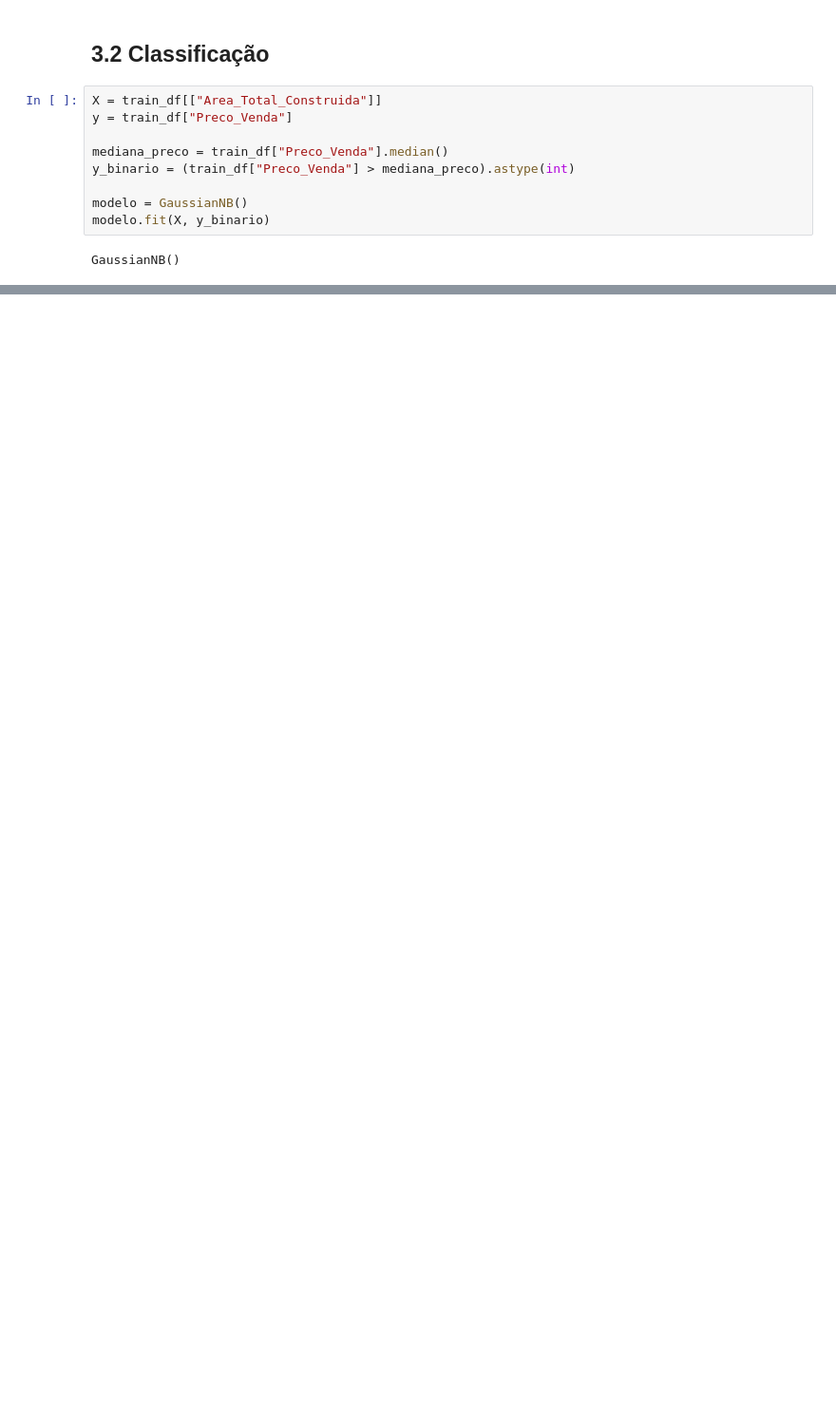
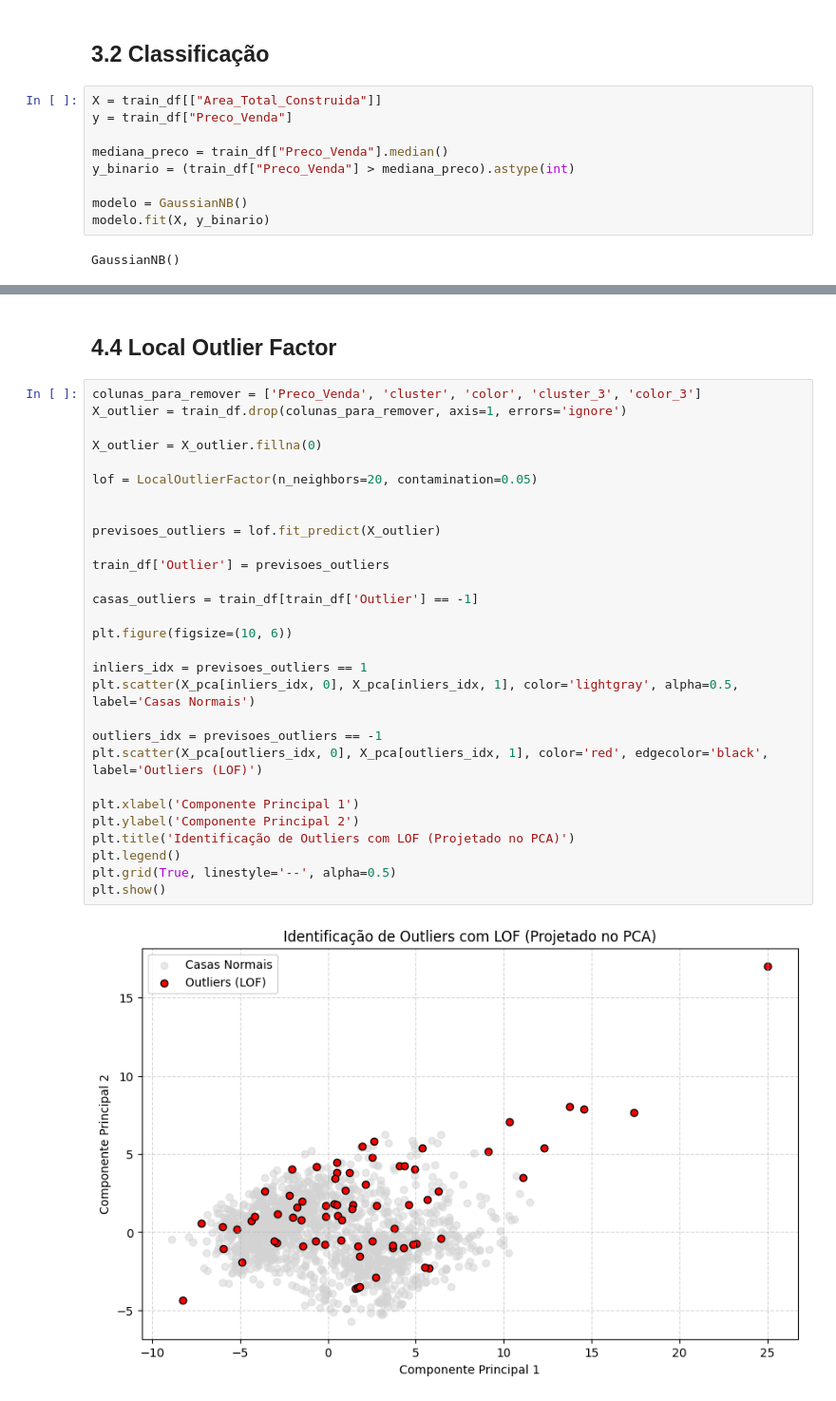
Before and after one commit to Mauro-devs/DataAnalysis, a Jupyter notebook: notebook.ipynb, the cells around one changed output, grey strips where cells are left out. Shown at 95% size. Drawn from its saved outputs; the diff is of its cells as text; blank space fills up the shorter version.

```diff
--- a/notebook.ipynb
+++ b/notebook.ipynb
@@ -444,0 +541,33 @@ display((resultado * 100).round(2).astype(str) + "%")
+# %% [markdown]
+## 4.4 Local Outlier Factor
+# %%
+colunas_para_remover = ['Preco_Venda', 'cluster', 'color', 'cluster_3', 'color_3']
+X_outlier = train_df.drop(colunas_para_remover, axis=1, errors='ignore')
+
+X_outlier = X_outlier.fillna(0)
+
+lof = LocalOutlierFactor(n_neighbors=20, contamination=0.05)
+
+
+previsoes_outliers = lof.fit_predict(X_outlier)
+
+train_df['Outlier'] = previsoes_outliers
+
+casas_outliers = train_df[train_df['Outlier'] == -1]
+
+plt.figure(figsize=(10, 6))
+
+inliers_idx = previsoes_outliers == 1
+plt.scatter(X_pca[inliers_idx, 0], X_pca[inliers_idx, 1], color='lightgray', alpha=0.5, label='Casas Normais')
+
+outliers_idx = previsoes_outliers == -1
+plt.scatter(X_pca[outliers_idx, 0], X_pca[outliers_idx, 1], color='red', edgecolor='black', label='Outliers (LOF)')
+
+plt.xlabel('Componente Principal 1')
+plt.ylabel('Componente Principal 2')
+plt.title('Identificação de Outliers com LOF (Projetado no PCA)')
+plt.legend()
+plt.grid(True, linestyle='--', alpha=0.5)
+plt.show()
+# %% [output]
+[figure, added]
```
Also changed, not shown: parts of 10 cells of this notebook, 1 other file.
